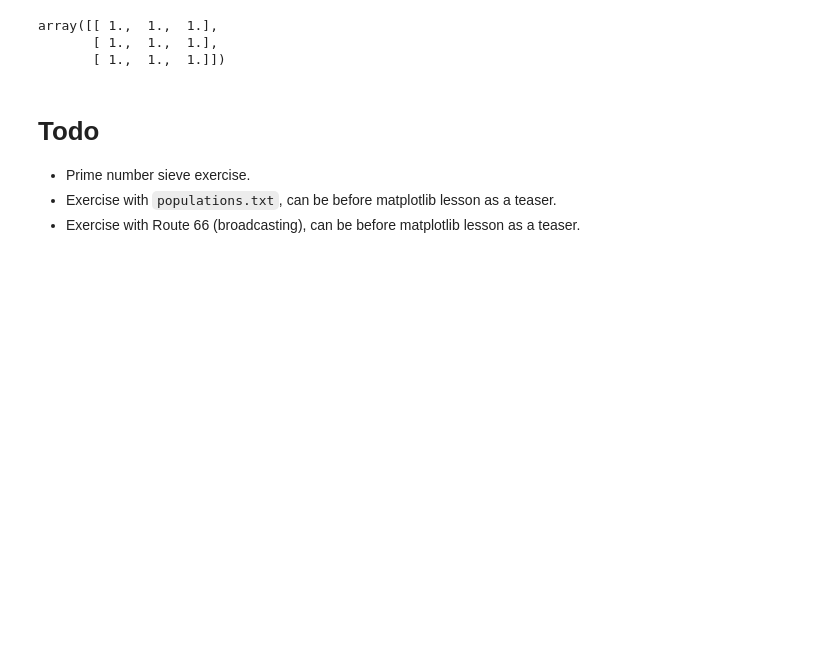
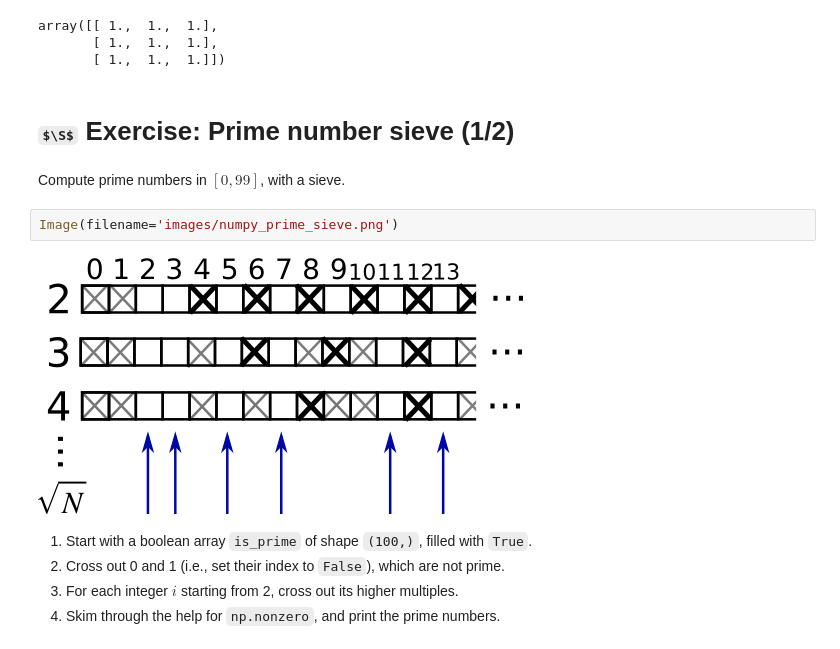
Before and after one commit to LUMC/python-course, a Jupyter notebook: numpy.ipynb, the cells around one changed output. Saved outputs shown, nothing was run; the diff lists cells and outputs as text; some formulas as TeX source; blank space fills up the shorter version.

```diff
--- a/numpy.ipynb
+++ b/numpy.ipynb
@@ -1052,10 +1052,17 @@ np.load('pop.npy')
 array([[ 1.,  1.,  1.],
        [ 1.,  1.,  1.],
        [ 1.,  1.,  1.]])
-# %% [markdown]
-Todo
-===
-
-* Prime number sieve exercise.
-* Exercise with `populations.txt`, can be before matplotlib lesson as a teaser.
-* Exercise with Route 66 (broadcasting), can be before matplotlib lesson as a teaser.
+# %% [markdown]
+$\S$ Exercise: Prime number sieve (1/2)
+===
+
+Compute prime numbers in $[0, 99]$, with a sieve.
+# %%
+Image(filename='images/numpy_prime_sieve.png')
+# %% [output]
+[figure, added]
+# %% [markdown]
+1. Start with a boolean array `is_prime` of shape `(100,)`, filled with `True`.
+2. Cross out 0 and 1 (i.e., set their index to `False`), which are not prime.
+3. For each integer $i$ starting from 2, cross out its higher multiples.
+4. Skim through the help for `np.nonzero`, and print the prime numbers.
```
Also changed, not shown: parts of 21 cells of this notebook, 2 other files.
